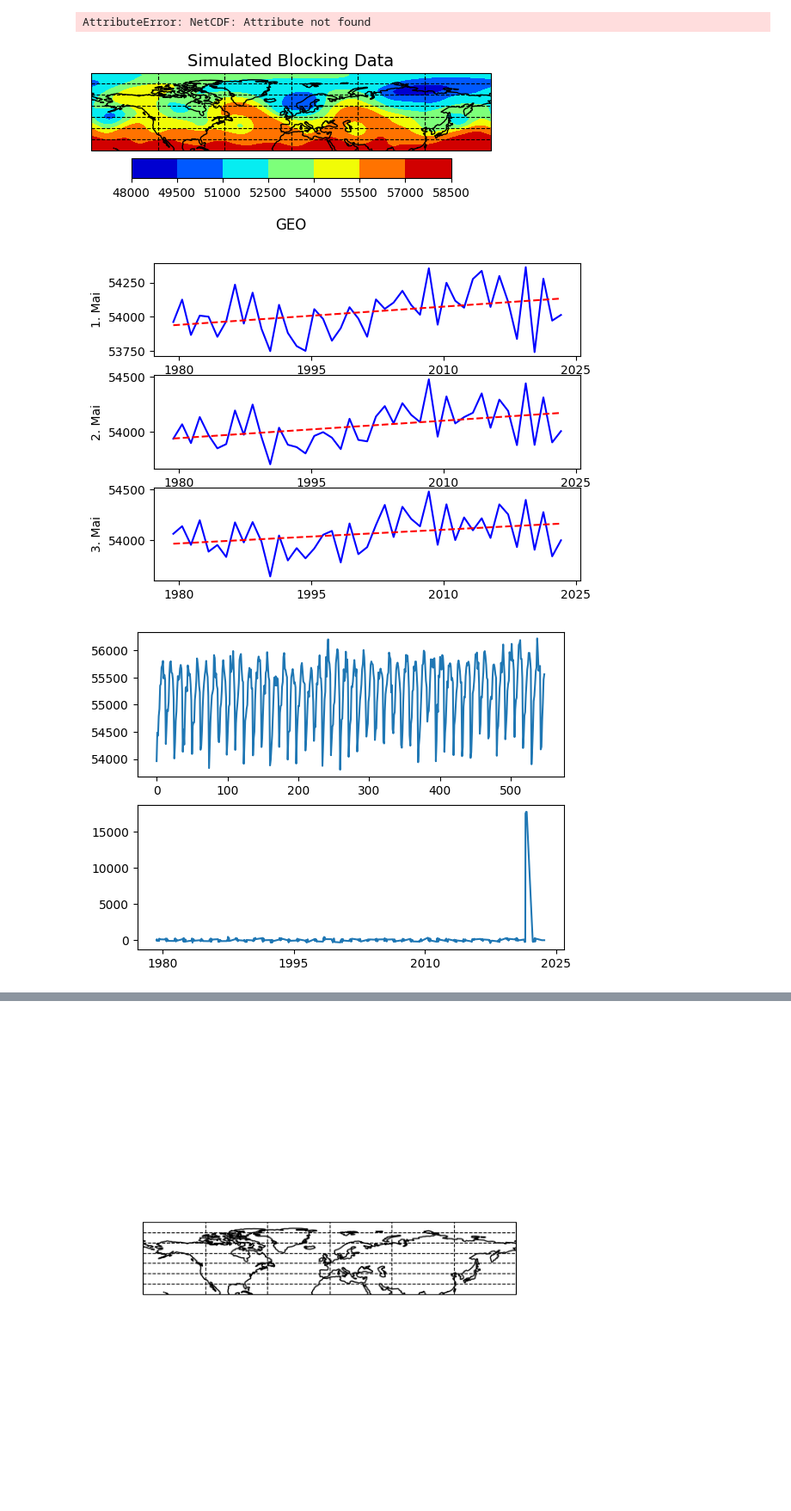
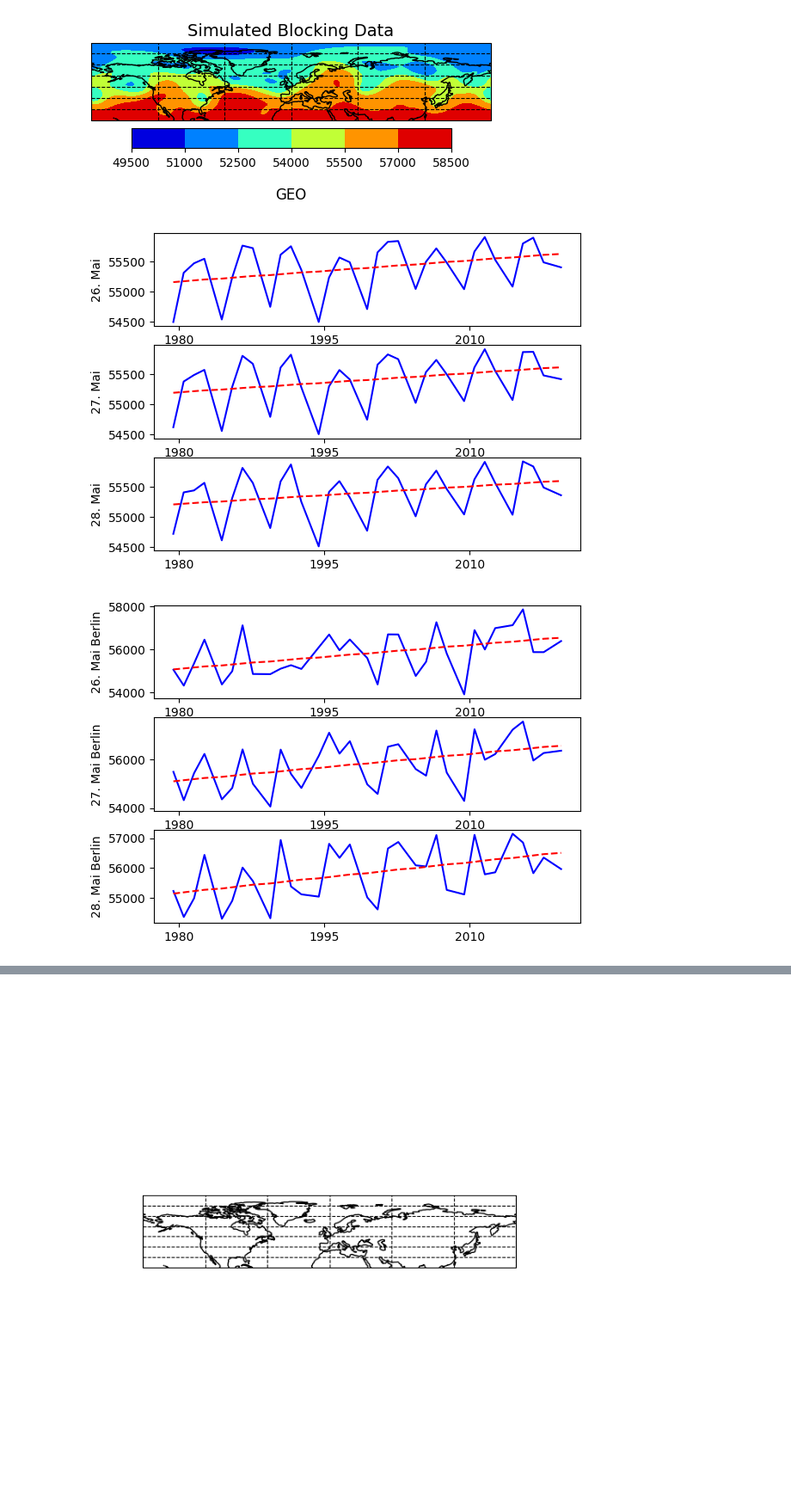
Before and after one commit to tobiasleibrock/blocking, a Jupyter notebook: bin/explore_data.ipynb, the cells around one changed output, grey strips where cells are left out. Shown at 86% size. Cells and saved outputs as stored; diff of their text form; code cells hidden in the pictures.

Commit message:
finish training data generation

```diff
--- a/bin/explore_data.ipynb
+++ b/bin/explore_data.ipynb
@@ -18,22 +11,13 @@ ukesm_labels = Dataset('../data/labels/GTD_UKESM1-0-LL_piControl_1960-2060_JJAex
+# %%
+observational_geopotential = Dataset('../data/geopotential_height_500hPa_era5_6hourly_z0001_daymean_2019_beginAdjust.nc', mode='r')
+
+observational_labels = Dataset('../data/labels/GTD_1979-2019_JJAextd_8.nc', mode='r')
 # %%
 long = observational_geopotential.variables['longitude']
 lat = observational_geopotential.variables['latitude']
 zg = observational_geopotential.variables['z_0001']
 time_raw = observational_geopotential.variables["time"]
 time = netCDF4.num2date(time_raw[:], time_raw.units, time_raw.calendar)
-# %%
-# replace last data entries with a year prior to fill blank entries for 01.07.2023 - 31.09.2023 (5473-5535)
-# with time range 01.07.2022 - 31.09.2022 (5350-5412)
-
-# quick fix: remove last year
-
-# zg_cut = zg[:-123]
-for _ in range(123):
-    zg.pop()
-
-# zg[5473:5535] = zg[5350:5412]
-# %% [output]
-AttributeError: NetCDF: Attribute not found
 # %%
 # plot observational data onto worldmap
 
@@ -49,36 +33,40 @@ cb = plt.colorbar(ax=ax, orientation="horizontal", pad=0.02, aspect=16, shrink=0
 cb.set_label('GEO',size=12,rotation=0,labelpad=15)
 cb.ax.tick_params(labelsize=10)
 # %% [output]
-[figure, old version]
+[figure, new version]
 # %%
 num = 3
-width = 3
 for i in range(num):
     y = np.mean(zg[i::123], axis=(1, 2))
     tmp_time = time[i::123]
     x = np.arange(len(y))
-    # sns.regplot(x=range(40), y=zg[::123, 0, 0], ci=False, line_kws={'color':'red'});
     coef = np.polyfit(x, y,1)
     poly1d_fn = np.poly1d(coef)
-    # poly1d_fn is now a function which takes in x and returns an estimate for y
 
     plt.subplot(num, 1, i+1)
     plt.ylabel(str(time[i].day) + ". Mai")
     plt.plot(tmp_time, y, 'b-')
     plt.plot(tmp_time, poly1d_fn(x), 'r--')
+    # text = "trend-coef: " + "%.2f" % coef[0]
+    # plt.text(1, 1, text)
 plt.show()
+
+num = 3
+for i in range(num):
+    y = zg[i::123, 150, 774]
+    tmp_time = time[i::123]
+    x = np.arange(len(y))
+    coef = np.polyfit(x, y,1)
+    poly1d_fn = np.poly1d(coef)
+
+    plt.subplot(num, 1, i+1)
+    plt.ylabel(str(time[i].day) + ". Mai Berlin")
+    plt.plot(tmp_time, y, 'b-')
+    plt.plot(tmp_time, poly1d_fn(x), 'r--')
+    # text = "trend-coef: " + "%.2f" % coef[0]
+    # plt.text(1, 1, text)
+plt.show()
 # %% [output]
-[figure, old version]
+[figure, new version]
+[figure, added]
-# %%
-# whole data plotted to look at long-term trends for mean of whole grid
-
-plt.subplot(2, 1, 1)
-plt.plot(np.mean(zg[::10], axis=(1, 2)))
-
-plt.subplot(2, 1, 2)
-plt.plot(time[::10], np.mean(zg_mean[::10], axis=(1, 2)))
-
-plt.show()
-# %% [output]
-[figure, removed]
 # %%
```
Also changed, not shown: parts of 9 cells of this notebook, 4 other files.
